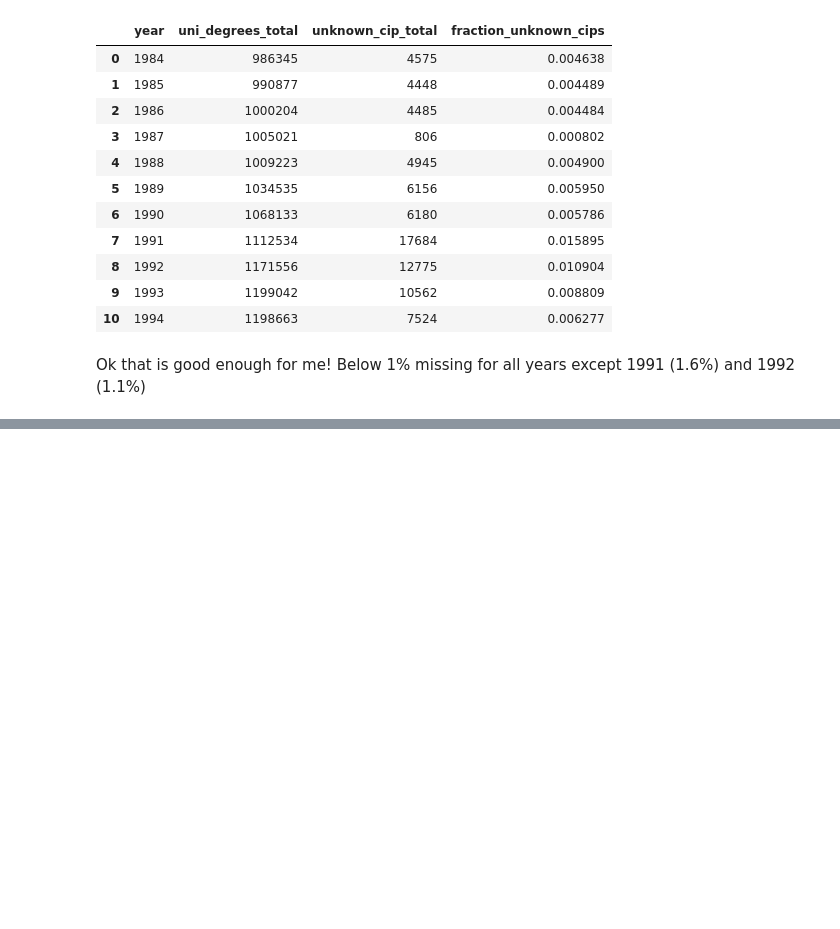
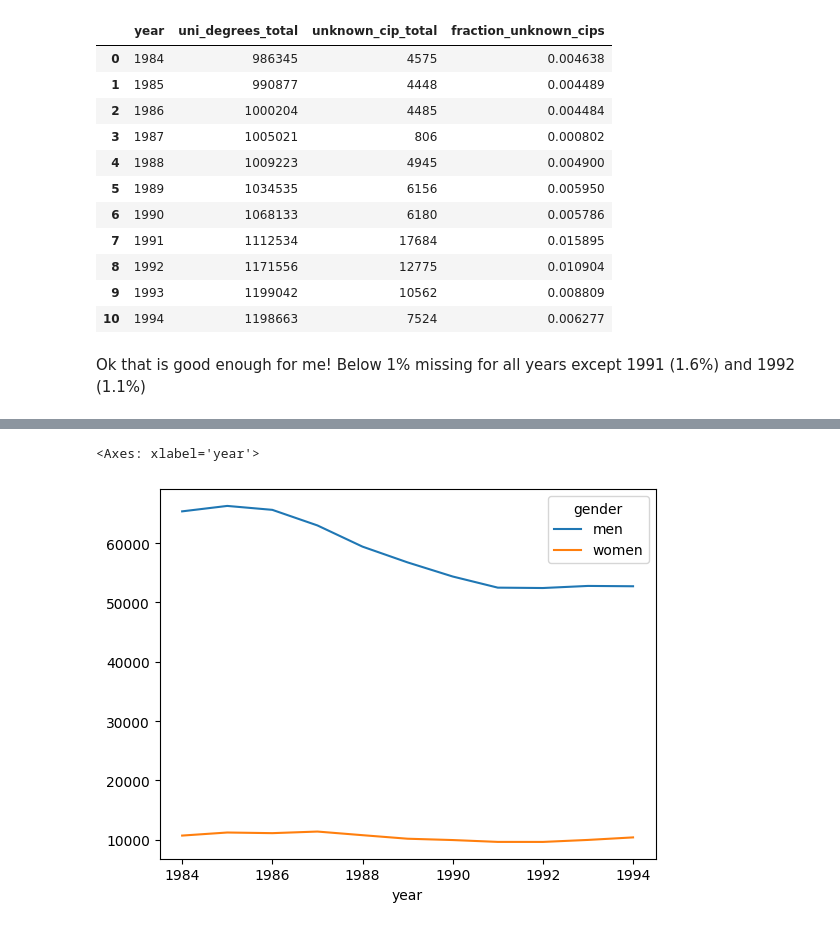
Before and after one commit to scienceforamerica/scipeds, a Jupyter notebook: cip_exploration.ipynb, the cells around one changed output, grey strips where cells are left out. Drawn from its saved outputs; the diff is of its cells as text; code cells hidden in the pictures; blank space fills up the shorter version.

```diff
--- a/cip_exploration.ipynb
+++ b/cip_exploration.ipynb
@@ -609,0 +645,9 @@ Ok that is good enough for me! Below 1% missing for all years except 1991 (1.6%)
+# %%
+qf = QueryFilters(start_year=1984, end_year=2023, award_levels=AwardLevel.bachelors)
+
+df = engine.field_totals_by_grouping(
+    grouping='gender', taxonomy=FieldTaxonomy.ncses_field_group,
+    query_filters=qf,
+    by_year=True
+)
+df.head()
@@ -609,0 +662,9 @@ Ok that is good enough for me! Below 1% missing for all years except 1991 (1.6%)
+# %%
+from scipeds.data.enums import NCSESFieldGroup
+
+tmp = df.loc[NCSESFieldGroup.engineering].reset_index()
+# %%
+tmp.pivot(index='year', columns='gender', values='field_degrees_within_gender').plot()
+# %% [output]
+<Axes: xlabel='year'>
+[figure, added]
```
Also changed, not shown: parts of 26 cells of this notebook, 1 other file.
